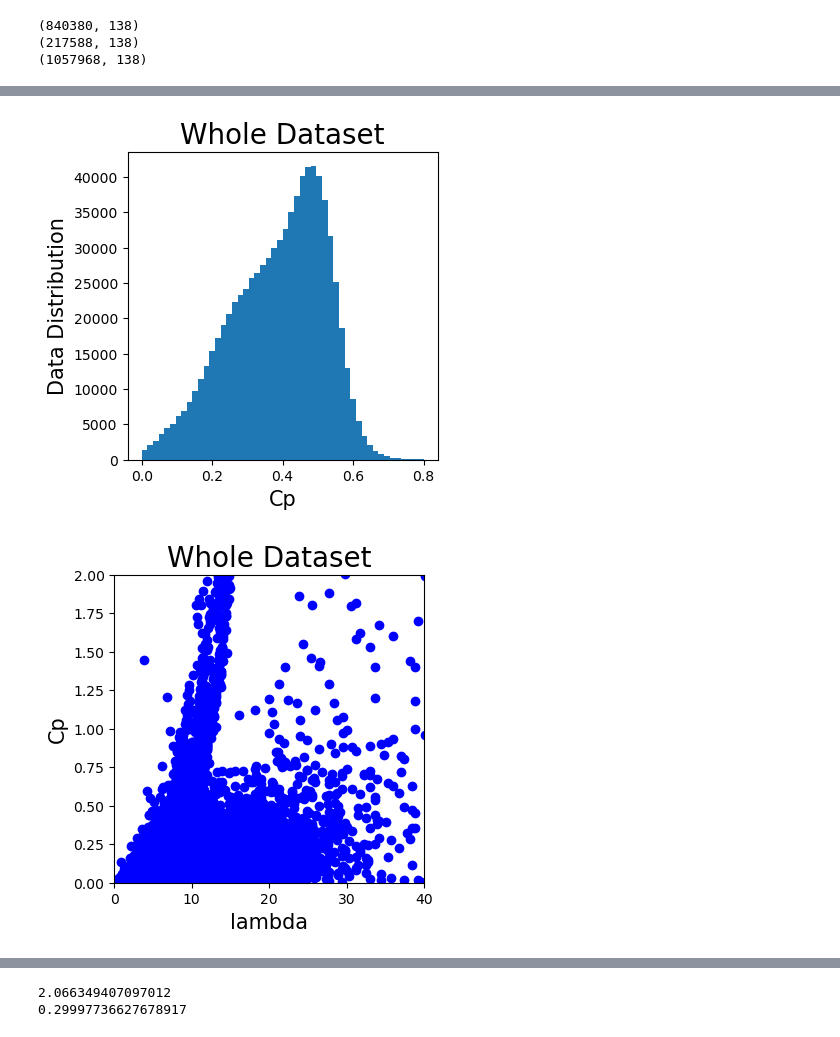
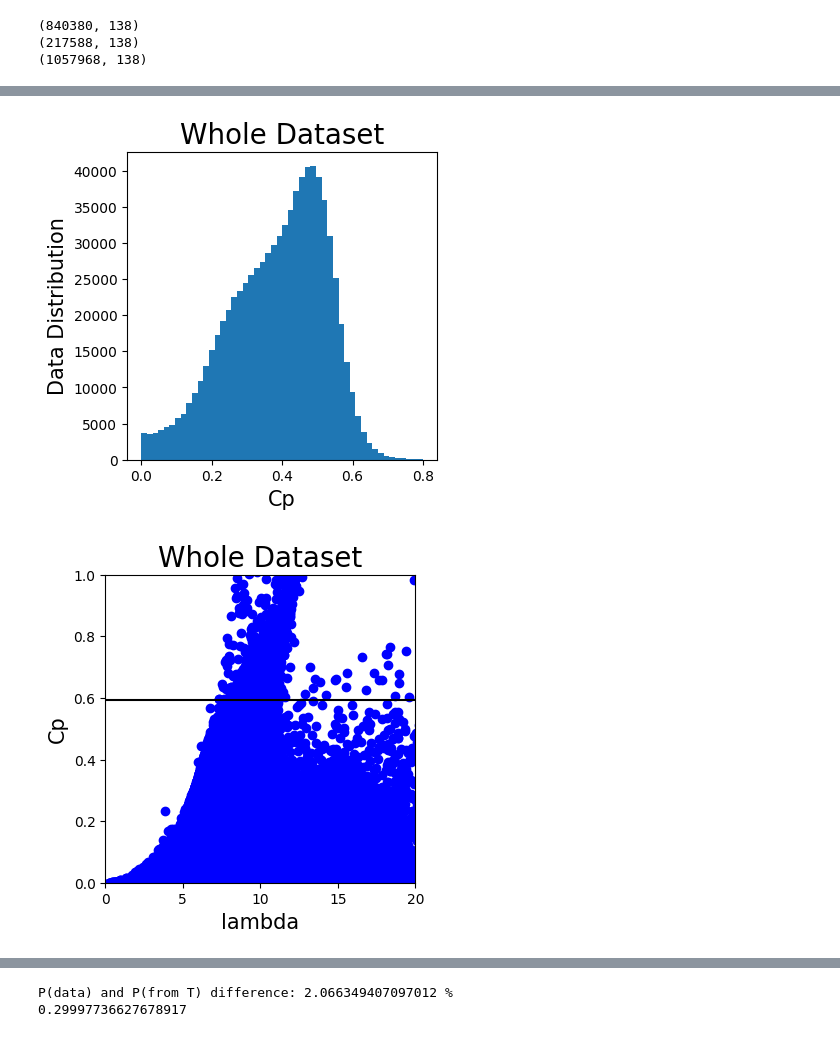
Before and after one commit to alfonsogijon/WindTurbines_PINNs, a Jupyter notebook: Code/Data_preprocessing.ipynb, the cells around one changed output, grey strips where cells are left out. Cells and saved outputs as stored; diff of their text form; code cells hidden in the pictures.

```diff
--- a/Code/Data_preprocessing.ipynb
+++ b/Code/Data_preprocessing.ipynb
@@ -41,9 +41,11 @@ from numpy import float64
 #print(data_turbine3.shape)
 #print(data_turbine4.shape)
 #print(data_turbine1.head(5))
+#data_turbines = pd.concat([data_turbines1,data_turbines2,data_turbine3])
 
 # Extract the desired variables
-data_turbines = data_turbines[['Ws_avg','Ba_avg','Rs_avg','Rm_avg','P_avg']]
+#data_turbines = data_turbines[['Ws_avg','Ba_avg','Rs_avg','Rm_avg','P_avg']]
+data_turbines = data_turbines[['Wind_turbine_name','Ws_avg','Ba_avg','Rs_avg','Rm_avg','P_avg']]
 
 # Drop out all rows with NaN values
 data_turbines = data_turbines.dropna()
@@ -65,6 +67,7 @@ for col_name in ["Ws_avg","Rs_avg","Rm_avg"]:
 # Define inputs and outputs
 X_data = data_turbines[['Ws_avg','Ba_avg','Rs_avg']]
 Y_data = data_turbines[['Rm_avg','P_avg']]
+name_data = data_turbines['Wind_turbine_name']
 
 # Convert data to numpy arrays
 X_data = X_data.to_numpy(dtype='float64')
@@ -166,8 +169,8 @@ def Power_fromT( Tgen, Wwt):
 
 Cp_data = np.zeros(len(Y_data[:,0]))
 lambd_data = np.zeros(len(Y_data[:,0]))
-#Cp_data[:] = Cp_fromT(Y_data[:,0], X_data[:,0], X_data[:,2])
-Cp_data[:] = Cp_fromP(Y_data[:,1], X_data[:,0])
+Cp_data[:] = Cp_fromT(Y_data[:,0], X_data[:,0], X_data[:,2])
+#Cp_data[:] = Cp_fromP(Y_data[:,1], X_data[:,0])
 lambd_data[:] = lambd(X_data[:,0], X_data[:,2])
 
 # Histogram of lambda
@@ -200,10 +203,11 @@ plt.xlabel('lambda',fontsize=15)
 plt.ylabel('Cp',fontsize=15)
 plt.title('Whole Dataset',fontsize=20)
 plt.plot(lambd_data, Cp_data, 'bo')
+plt.axhline(y=0.5926, color = 'k', linestyle = '-')
 #plt.xlim([2,15])
 #plt.ylim([0,1])
-plt.xlim([0,40])
-plt.ylim([0,2])
+plt.xlim([0,20])
+plt.ylim([0,1])
 plt.show()
 
 """ # Plot Cp vs lambda
@@ -225,6 +229,7 @@ plt.xlabel('Wind Speed (m/s)',fontsize=15)
 plt.ylabel('Power(kW)',fontsize=15)
 plt.title('Whole Dataset',fontsize=20)
 plt.plot(X_data[:,0], Y_data[:,1]/1000, 'bo')
+plt.axhline(y=2000, color = 'k', linestyle = '-')
 #plt.xlim([0,200])
 #plt.ylim([0,100])
 plt.show()
@@ -235,6 +240,7 @@ plt.xlabel('Wind Speed (m/s)',fontsize=15)
 plt.ylabel('Power(kW)',fontsize=15)
 plt.title('Whole Dataset',fontsize=20)
 plt.plot(X_data[:,0], Power_fromT(Y_data[:,0], X_data[:,2])/1000, 'ro')
+plt.axhline(y=2000, color = 'k', linestyle = '-')
 #plt.xlim([0,200])
 #plt.ylim([0,100])
 plt.show()
@@ -244,7 +250,7 @@ P_diff = np.zeros(len(Y_data[:,1]))
 P_diff = (Y_data[:,1] - Power_fromT(Y_data[:,0], X_data[:,2])) / Y_data[:,1]
 P_diff = abs(P_diff) * 100
 #P_diff = P_diff[ (P_diff < 500.0) ]
-print(np.mean(P_diff))
+print('P(data) and P(from T) difference: ' + str(np.mean(P_diff)) + ' %')
 print(median_abs_deviation(P_diff))
 
 
@@ -255,2 +261,2 @@ V_all = X_data[:,0]
-[figure, old version]
+[figure, new version]
-[figure, old version]
+[figure, new version]
@@ -259,3 +265,3 @@ V_all = X_data[:,0]
-2.066349407097012
+P(data) and P(from T) difference: 2.066349407097012 %
 0.29997736627678917
 # %%
```
Also changed, not shown: parts of 7 cells of this notebook, 4 other files.
